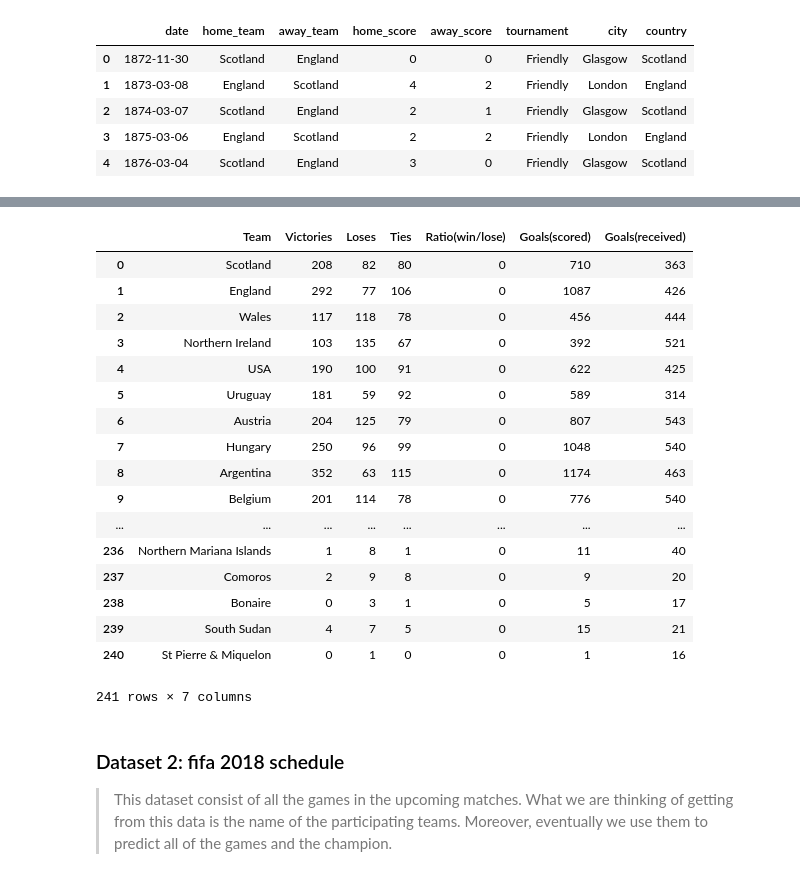
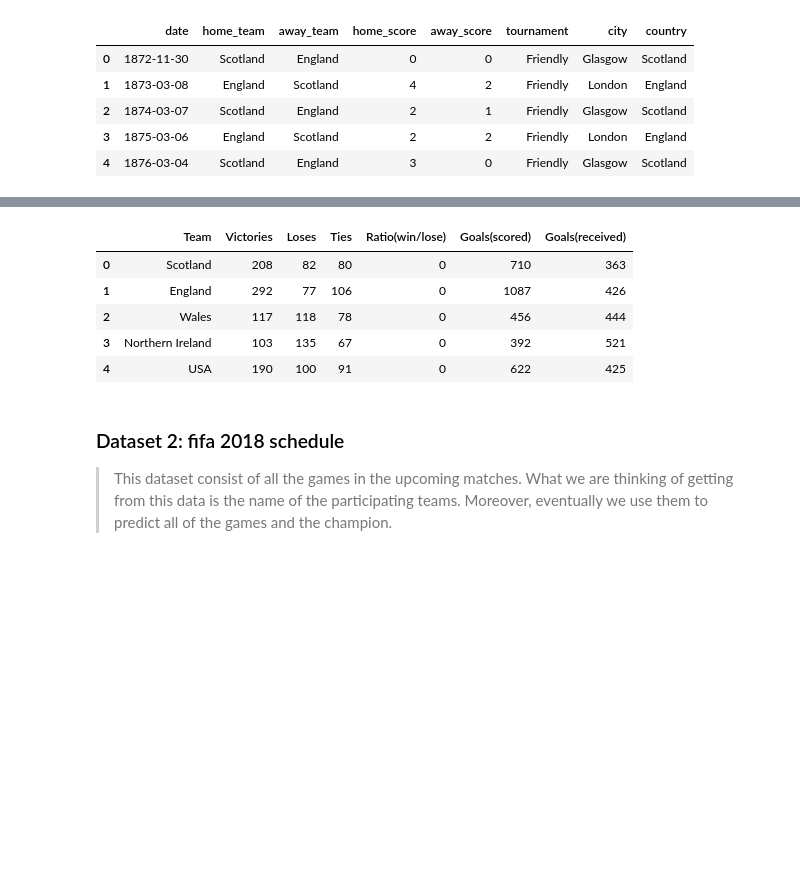
Before and after one commit to amnghd/FIFA_WORLD_CUP_2018_PREDICTION, a Jupyter notebook: Fifa World Cup 2018 - Prediction.ipynb, the cells around one changed output, grey strips where cells are left out. Saved outputs shown, nothing was run; the diff lists cells and outputs as text; code cells hidden in the pictures; blank space fills up the shorter version.

```diff
--- a/Fifa World Cup 2018 - Prediction.ipynb
+++ b/Fifa World Cup 2018 - Prediction.ipynb
@@ -86,27 +107,15 @@ for i , row in international_matches.iterrows():
 # %%
 columns = ["Team","Victories","Loses","Ties","Ratio(win/lose)", "Goals(scored)","Goals(received)"]
 
 infos_teams = pd.DataFrame(list(all_series.values()),columns=columns)
-infos_teams
+infos_teams.head()
 # %% [output]
 |  | Team | Victories | Loses | Ties | Ratio(win/lose) | Goals(scored) | Goals(received) |
 | 0 | Scotland | 208 | 82 | 80 | 0 | 710 | 363 |
 | 1 | England | 292 | 77 | 106 | 0 | 1087 | 426 |
 | 2 | Wales | 117 | 118 | 78 | 0 | 456 | 444 |
 | 3 | Northern Ireland | 103 | 135 | 67 | 0 | 392 | 521 |
 | 4 | USA | 190 | 100 | 91 | 0 | 622 | 425 |
-| 5 | Uruguay | 181 | 59 | 92 | 0 | 589 | 314 |
-| 6 | Austria | 204 | 125 | 79 | 0 | 807 | 543 |
-| 7 | Hungary | 250 | 96 | 99 | 0 | 1048 | 540 |
-| 8 | Argentina | 352 | 63 | 115 | 0 | 1174 | 463 |
-| 9 | Belgium | 201 | 114 | 78 | 0 | 776 | 540 |
-| ... | ... | ... | ... | ... | ... | ... | ... |
-| 236 | Northern Mariana Islands | 1 | 8 | 1 | 0 | 11 | 40 |
-| 237 | Comoros | 2 | 9 | 8 | 0 | 9 | 20 |
-| 238 | Bonaire | 0 | 3 | 1 | 0 | 5 | 17 |
-| 239 | South Sudan | 4 | 7 | 5 | 0 | 15 | 21 |
-| 240 | St Pierre & Miquelon | 0 | 1 | 0 | 0 | 1 | 16 |
-241 rows × 7 columns
 # %% [markdown]
 ### Dataset 2: fifa 2018 schedule
 
```
Also changed, not shown: parts of 9 cells of this notebook.
